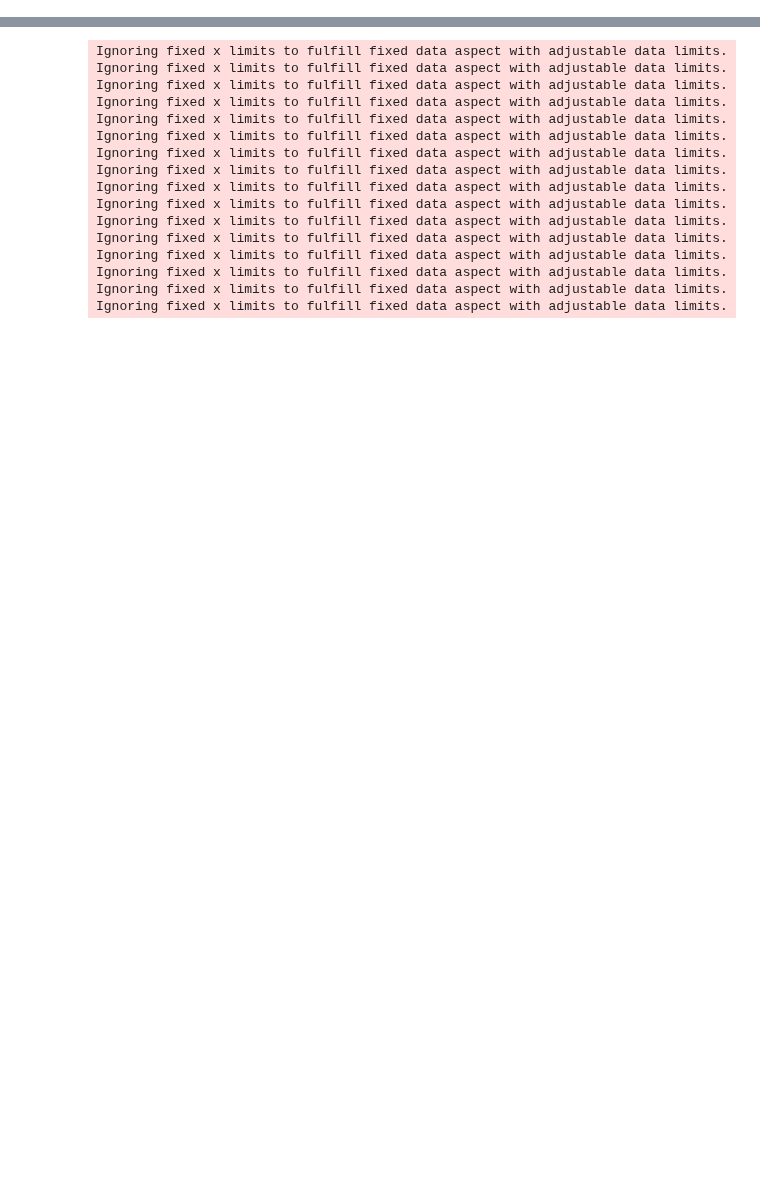
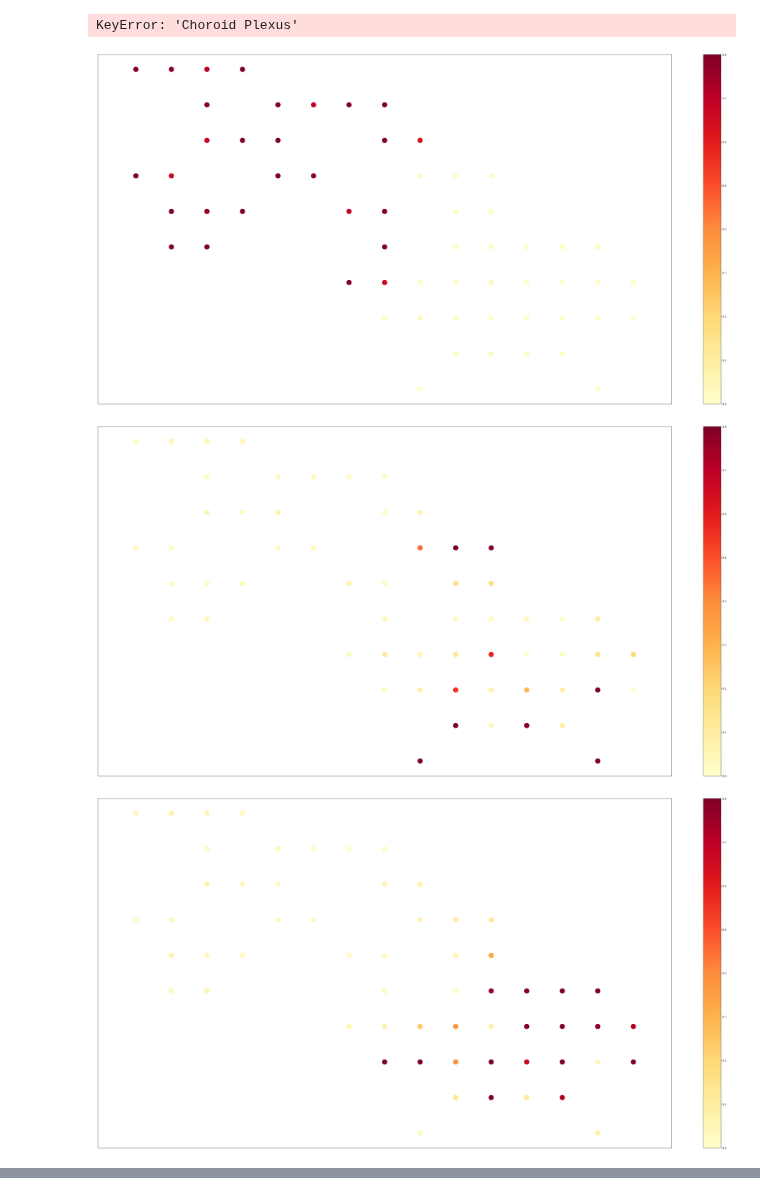
Before and after one commit to taoliu/stdgcn, a Jupyter notebook: Tutorial.ipynb, the cells around one changed output, grey strips where cells are left out. Saved outputs shown, nothing was run; the diff lists cells and outputs as text; code cells hidden in the pictures; blank space fills up the shorter version.

```diff
--- a/Tutorial.ipynb
+++ b/Tutorial.ipynb
@@ -146,15 +146,15 @@ real_intra_exp_adj_paras = {
     'find_neighbor_method': 'MNN',
     'dist_method': 'cosine',
     'corr_dist_neighbors': 10,
-    'PCA_dimensionality_reduction': False,
-    'dim': 50,
+    'PCA_dimensionality_reduction': True,
+    'dim': 40,
 }
 pseudo_intra_exp_adj_paras = {
     'find_neighbor_method': 'MNN',
     'dist_method': 'cosine',
     'corr_dist_neighbors': 20,
-    'PCA_dimensionality_reduction': False,
-    'dim': 50,
+    'PCA_dimensionality_reduction': True,
+    'dim': 40,
 }
 # %%
 '''
@@ -182,9 +182,9 @@ Parameters:
 'scale': [bool]. When 'batch_removal_method' is not 'scanorama', select whether you need to scale each gene to unit variance and zero mean.
 '''
 integration_for_feature_paras = {
-    'batch_removal_method': None,
-    'dimensionality_reduction_method': None,
-    'dim': 80,
+    'batch_removal_method': 'combat',
+    'dimensionality_reduction_method': "PCA",
+    'dim': 40,
     'scale': True,
 }
 # %%
@@ -212,7 +212,7 @@ GCN_paras = {
     'dim': 80,
     'common_hid_layers_num': 1,
     'fcnn_hid_layers_num': 1,
-    'dropout': 0.1,
+    'dropout': 0.01,
     'learning_rate_SGD': 2e-1,
     'weight_decay_SGD': 3e-4,
     'momentum': 0.9,
@@ -279,10 +277,33 @@ import numpy as np
 from STdGCN.visualization import plot_frac_results, plot_scatter_by_type
 pred_use = np.round(st_adata.obsm['predict_result'], decimals=4)
 cell_type_list = sc_adata.obs['cell_type'].unique()
-coordinates = st_adata.obs[['coor_X', 'coor_Y']]
+coordinates = st_adata.obs[['coor_Y', 'coor_X']]
+#color_dict = {"atrial_cm":"#2E133A",
+#              "ventricular_cm":"#FBE5E2",
+#              "endocardial_ec":"#AA0E19",
+#              "vascular_ec":"#89F77B",
+#              "epicardial":"#D5E856",
+#              "fibroblast-like":"#C7853C",
+#              "immune":"#5876E9",
+#              "blood":"#701B0A"
+#             }
+plot_frac_results(pred_use, cell_type_list, coordinates,
+                  point_size=45,
+                  file_name=paths["output_path"]+'/predict_results_pie_plot.jpg',
+                  if_show=True,
+                  # color_dict=color_dict,
+                  fig_height=36,
+                  fig_width=20)
+# %% [output]
+KeyError: 'Choroid Plexus'
 # %%
-plot_frac_results(pred_use, cell_type_list, coordinates,
-                  point_size=100,
-                  size_coefficient=0.0001,
-                  file_name=paths["output_path"]+'/predict_results_pie_plot.jpg',
-                  if_show=False)
+plot_scatter_by_type(pred_use, cell_type_list, coordinates,
+                     point_size=20,
+                     file_path=paths["output_path"],
+                     if_show=True,
+                     fig_height=36,
+                     fig_width=20)
+# %% [output]
+[figure, added]
+[figure, added]
+[figure, added]
@@ -289,22 +310,0 @@ plot_frac_results(pred_use, cell_type_list, coordinates,
-# %%
-plot_scatter_by_type(pred_use, cell_type_list, coordinates,
-                     point_size=5,
-                     file_path=paths["output_path"],
-                     if_show=False)
-# %% [output]
-Ignoring fixed x limits to fulfill fixed data aspect with adjustable data limits.
-Ignoring fixed x limits to fulfill fixed data aspect with adjustable data limits.
-Ignoring fixed x limits to fulfill fixed data aspect with adjustable data limits.
-Ignoring fixed x limits to fulfill fixed data aspect with adjustable data limits.
-Ignoring fixed x limits to fulfill fixed data aspect with adjustable data limits.
-Ignoring fixed x limits to fulfill fixed data aspect with adjustable data limits.
-Ignoring fixed x limits to fulfill fixed data aspect with adjustable data limits.
-Ignoring fixed x limits to fulfill fixed data aspect with adjustable data limits.
-Ignoring fixed x limits to fulfill fixed data aspect with adjustable data limits.
-Ignoring fixed x limits to fulfill fixed data aspect with adjustable data limits.
-Ignoring fixed x limits to fulfill fixed data aspect with adjustable data limits.
-Ignoring fixed x limits to fulfill fixed data aspect with adjustable data limits.
-Ignoring fixed x limits to fulfill fixed data aspect with adjustable data limits.
-Ignoring fixed x limits to fulfill fixed data aspect with adjustable data limits.
-Ignoring fixed x limits to fulfill fixed data aspect with adjustable data limits.
-Ignoring fixed x limits to fulfill fixed data aspect with adjustable data limits.
```
Also changed, not shown: parts of 6 cells of this notebook, 1 other file.
